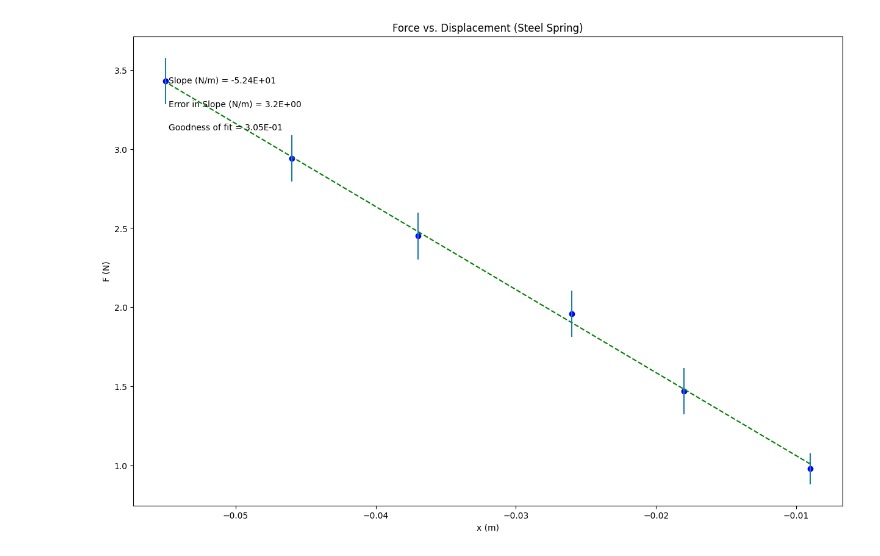
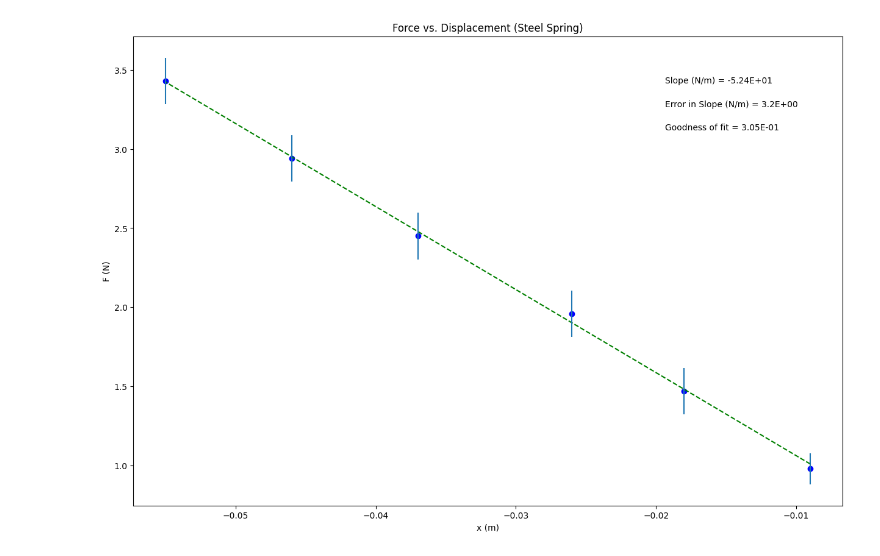
Before and after one commit to emoney175343/PHSX_216N, a Jupyter notebook: PHSX_216N_Steel.ipynb, the cells around one changed output. Drawn from its saved outputs; the diff is of its cells as text; code cells hidden in the pictures.

```diff
--- a/PHSX_216N_Steel.ipynb
+++ b/PHSX_216N_Steel.ipynb
@@ -45,7 +45,7 @@ y_label= 'F (N)'
 slope_units= 'N/m'
 
 #update annotation placement with integer from 1 to 4, top R corner is 1 (counter-clockwise from there)
-annotation_placement=2
+annotation_placement=1
 
 
 #-----------------------------------------------------------------------#
@@ -88,31 +88,31 @@ elif annotation_placement==3 or annotation_placement==4:
     ypos=[.2,.15,.1]
 
 #-----------------------------------------------------------------------#
 #Don't need to change anything in this section!
 
 #Plot data on graph. Plot error bars and place values for slope,
 #error in slope and goodness of fit on the plot using "annotate"
 
 plt.figure(figsize=(15,10))
 
 plt.plot(x, fit, color='green', linestyle='--')
 plt.scatter(x, y, color='blue', marker='o')
 
 plt.xlabel(x_label)
 plt.ylabel(y_label)
 plt.title(plot_title)
 
 plt.errorbar(x, y, yerr=dy, xerr=None, fmt="none") #don't need to plot x error bars
 
 plt.annotate('Slope ({}) = {value:.{digits}E}'.format(slope_units,value=m, digits=2),
              (xpos, ypos[0]), xycoords='axes fraction')
 
 plt.annotate('Error in Slope ({}) = {value:.{digits}E}'.format(slope_units,value=dm, digits=1),
              (xpos, ypos[1]), xycoords='axes fraction')
 
 plt.annotate('Goodness of fit = {value:.{digits}E}'.format(value=N, digits=2),
              (xpos, ypos[2]), xycoords='axes fraction')
 
 plt.show()
 # %% [output]
-[figure, old version]
+[figure, new version]
```
